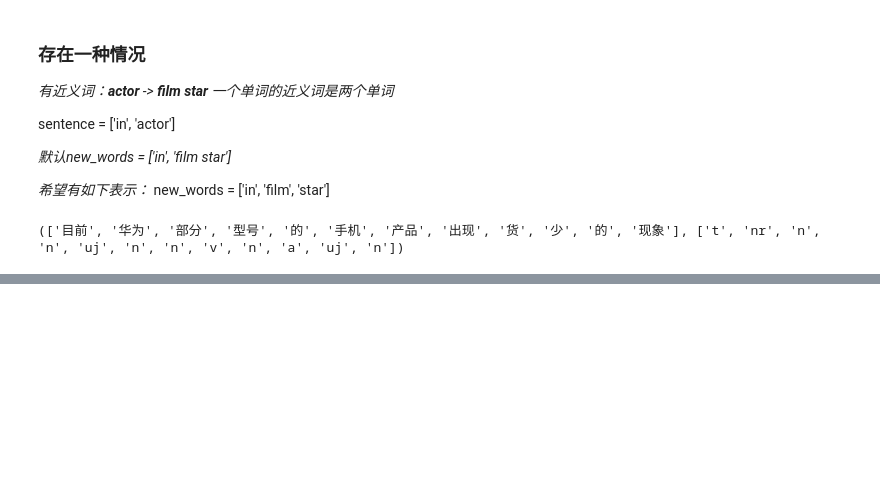
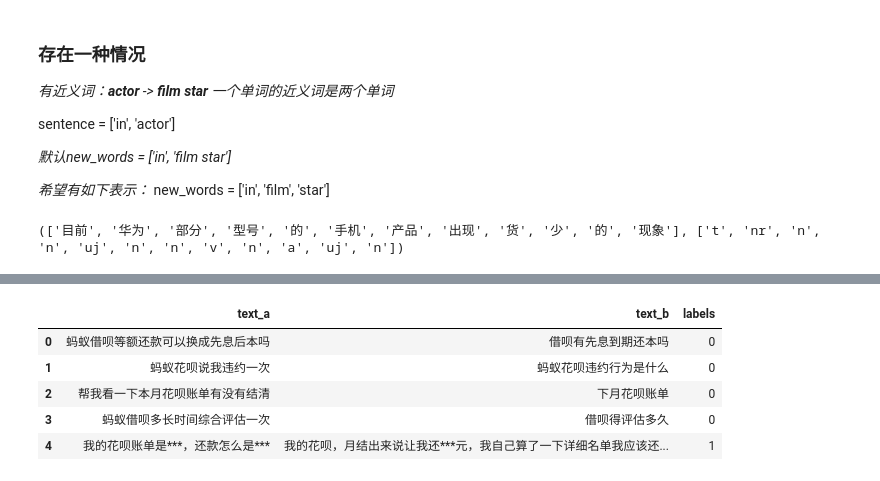
Before and after one commit to shadymcy/Tour-of-NLP, a Jupyter notebook: Text_Data_Augmentation/06_self_Text_Data_Augmentation.ipynb, the cells around one changed output, grey strips where cells are left out. Cells and saved outputs as stored; diff of their text form; code cells hidden in the pictures; blank space fills up the shorter version.

```diff
--- a/Text_Data_Augmentation/06_self_Text_Data_Augmentation.ipynb
+++ b/Text_Data_Augmentation/06_self_Text_Data_Augmentation.ipynb
@@ -287,0 +296,32 @@ a-words(同义词替换): ['9', '月前', '15', '日', '以来', '，', '台积
+# %%
+import pandas as pd
+from tqdm import tqdm
+import json
+def parse_data(path, data_type='train'):
+  sentence_a = []
+  sentence_b = []
+  labels = []
+
+  with open(path, 'r', encoding = 'utf8') as f:
+    for line in tqdm(f.readlines(), desc=f'Reading {data_type} data'):
+      line = json.loads(line)
+      sentence_a.append(line['sentence1'])
+      sentence_b.append(line['sentence2'])
+      if data_type != 'test':
+        labels.append(int(line['label']))
+      else:
+        labels.append(0)
+
+  df = pd.DataFrame(zip(sentence_a, sentence_b, labels), columns = ['text_a', 'text_b', 'labels'])
+  return df
+# %%
+train_df = parse_data('/content/drive/MyDrive/Colab Notebooks/dataset/ESIM/train.json', data_type='train')
+# %%
+train_df.head()
+# %% [output]
+|  | text_a | text_b | labels |
+| 0 | 蚂蚁借呗等额还款可以换成先息后本吗 | 借呗有先息到期还本吗 | 0 |
+| 1 | 蚂蚁花呗说我违约一次 | 蚂蚁花呗违约行为是什么 | 0 |
+| 2 | 帮我看一下本月花呗账单有没有结清 | 下月花呗账单 | 0 |
+| 3 | 蚂蚁借呗多长时间综合评估一次 | 借呗得评估多久 | 0 |
+| 4 | 我的花呗账单是***，还款怎么是*** | 我的花呗，月结出来说让我还***元，我自己算了一下详细名单我应该还... | 1 |
```
Also changed, not shown: parts of 8 cells of this notebook.
